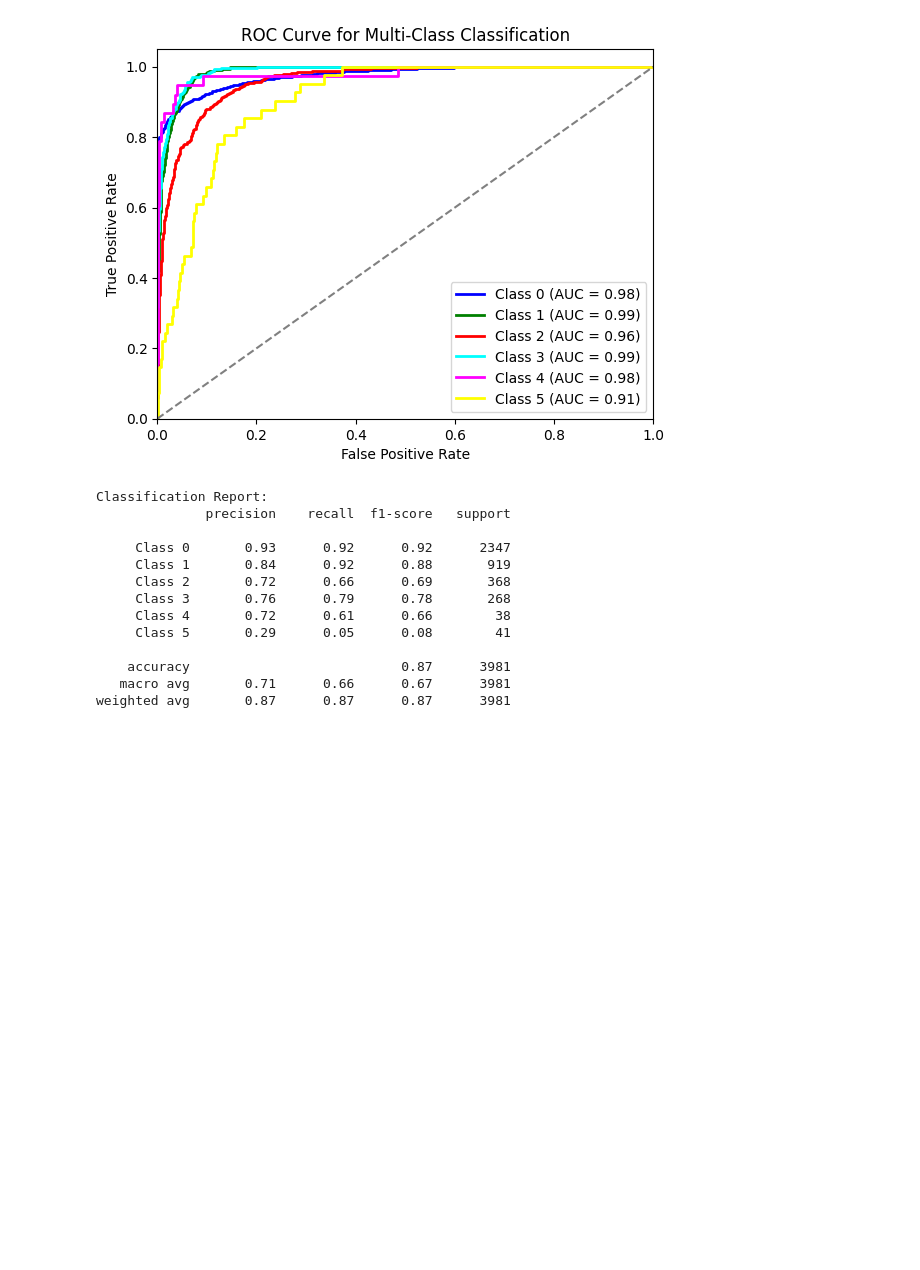
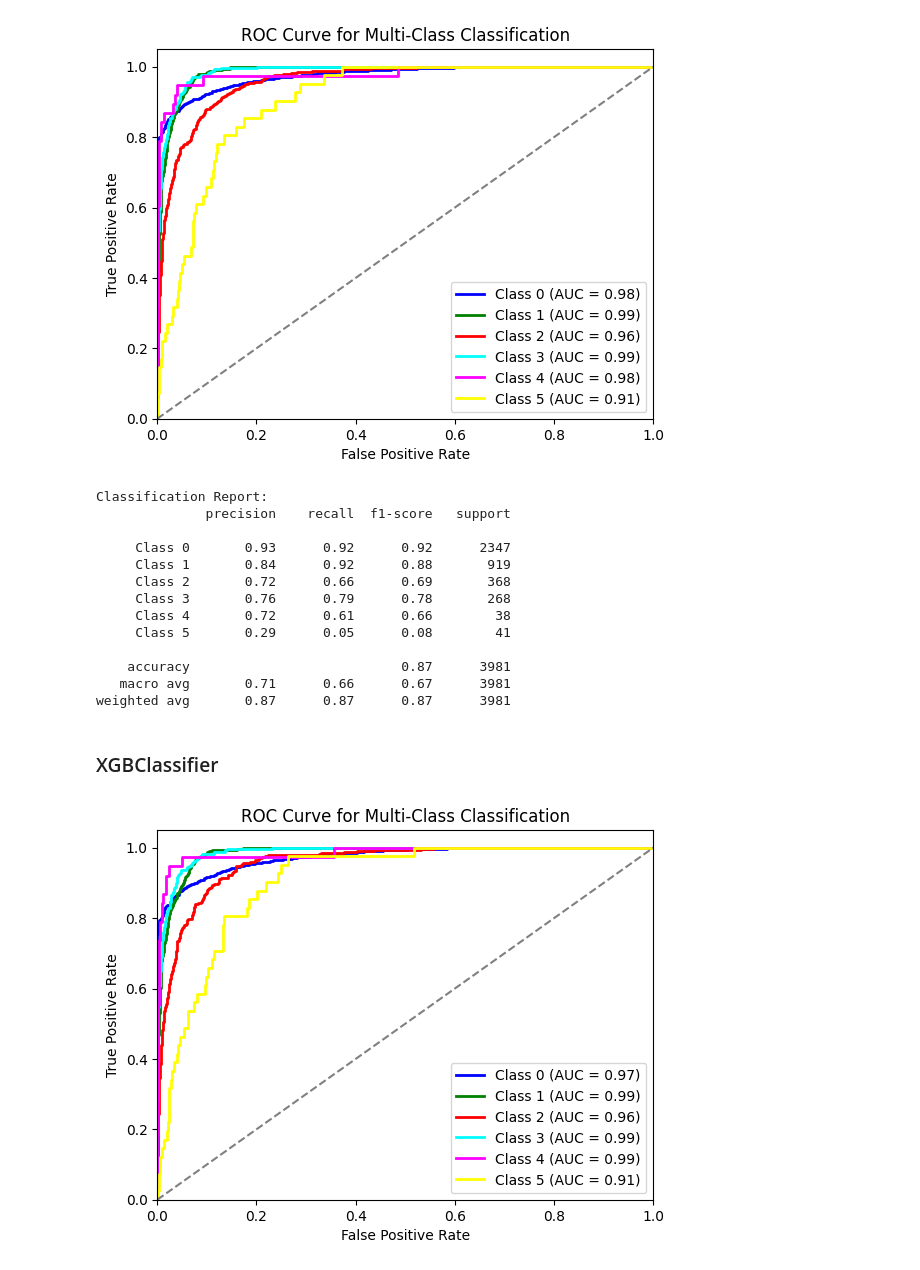
Before and after one commit to imran-nazir0011/CrimeCast-Forecasting-Crime-Categories, a Jupyter notebook: notebook/model training.ipynb, the cells around one changed output. Drawn from its saved outputs; the diff is of its cells as text; code cells hidden in the pictures; blank space fills up the shorter version.

```diff
--- a/notebook/model training.ipynb
+++ b/notebook/model training.ipynb
@@ -268,11 +268,11 @@ pd.DataFrame(list(zip(model_list,accuracy_score_list,precision_score_list,recall
 # %% [markdown]
 # LGBMClassifier
 # %%
-best_model=LGBMClassifier()
-best_model.fit(X_train,y_train)
+LGB=LGBMClassifier()
+LGB.fit(X_train,y_train)
 # Predict classes and probabilities
-y_pred = best_model.predict(X_test)
-y_proba = best_model.predict_proba(X_test)
+y_pred = LGB.predict(X_test)
+y_proba = LGB.predict_proba(X_test)
 # %%
 from sklearn.metrics import roc_curve, auc
 from sklearn.preprocessing import label_binarize
@@ -327,3 +326,41 @@ Classification Report:
     accuracy                           0.87      3981
    macro avg       0.71      0.66      0.67      3981
 weighted avg       0.87      0.87      0.87      3981
+# %% [markdown]
+### XGBClassifier
+# %%
+XGB=XGBClassifier(n_jobs=-1)
+XGB.fit(X_train,y_train)
+# Predict classes and probabilities
+y_pred = XGB.predict(X_test)
+y_proba = XGB.predict_proba(X_test)
+# %%
+# Binarize the true labels
+y_test_bin = label_binarize(y_test, classes=[0, 1, 2, 3, 4, 5])
+n_classes = y_test_bin.shape[1]
+
+# Compute ROC curve and AUC for each class
+fpr = {}
+tpr = {}
+roc_auc = {}
+
+for i in range(n_classes):
+    fpr[i], tpr[i], _ = roc_curve(y_test_bin[:, i], y_proba[:, i])
+    roc_auc[i] = auc(fpr[i], tpr[i])
+
+# Plot ROC curve for each class
+plt.figure()
+colors = ['blue', 'green', 'red', 'cyan', 'magenta', 'yellow']
+for i in range(n_classes):
+    plt.plot(fpr[i], tpr[i], color=colors[i], lw=2, label=f'Class {i} (AUC = {roc_auc[i]:.2f})')
+
+plt.plot([0, 1], [0, 1], color='gray', linestyle='--')
+plt.xlim([0.0, 1.0])
+plt.ylim([0.0, 1.05])
+plt.xlabel('False Positive Rate')
+plt.ylabel('True Positive Rate')
+plt.title('ROC Curve for Multi-Class Classification')
+plt.legend(loc='lower right')
+plt.show()
+# %% [output]
+[figure, added]
```
Also changed, not shown: parts of 7 cells of this notebook, 3 other files.
